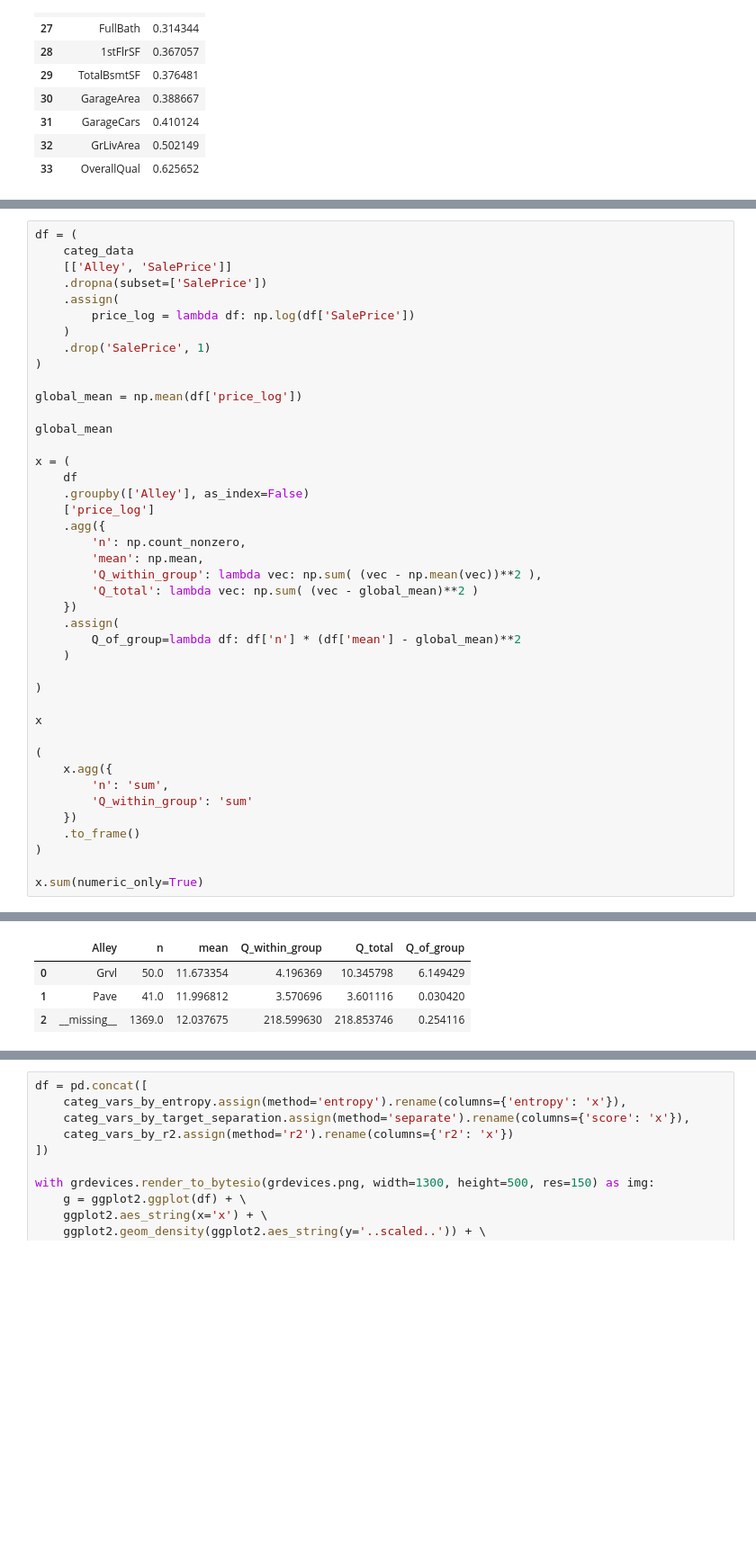
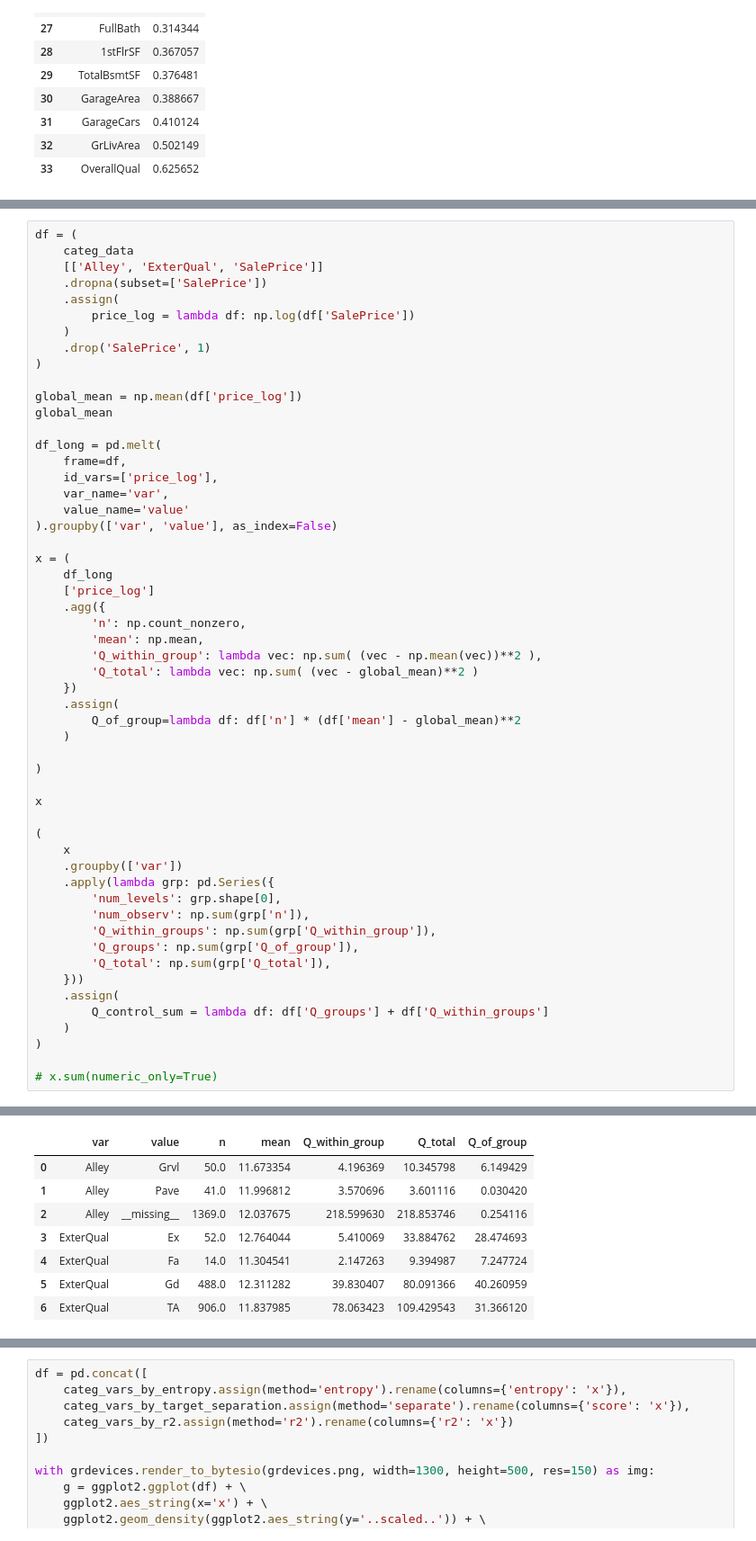
Before and after one commit to MatrixNorm/kaggle, a Jupyter notebook: pybooks/house_prices/01_first_look.ipynb, the cells around one changed output, grey strips where cells are left out. Shown at 90% size. Cells and saved outputs as stored; diff of their text form; blank space fills up the shorter version.

```diff
--- a/pybooks/house_prices/01_first_look.ipynb
+++ b/pybooks/house_prices/01_first_look.ipynb
@@ -430,48 +416,64 @@ numeric_vars_by_r2.tail(8)
 # %%
 df = (
     categ_data
-    [['Alley', 'SalePrice']]
+    [['Alley', 'ExterQual', 'SalePrice']]
     .dropna(subset=['SalePrice'])
     .assign(
         price_log = lambda df: np.log(df['SalePrice'])
     )
     .drop('SalePrice', 1)
 )
 
 global_mean = np.mean(df['price_log'])
-
 global_mean
 
+df_long = pd.melt(
+    frame=df,
+    id_vars=['price_log'],
+    var_name='var',
+    value_name='value'
+).groupby(['var', 'value'], as_index=False)
+
 x = (
-    df
-    .groupby(['Alley'], as_index=False)
+    df_long
     ['price_log']
     .agg({
         'n': np.count_nonzero,
         'mean': np.mean,
         'Q_within_group': lambda vec: np.sum( (vec - np.mean(vec))**2 ),
         'Q_total': lambda vec: np.sum( (vec - global_mean)**2 )
     })
     .assign(
         Q_of_group=lambda df: df['n'] * (df['mean'] - global_mean)**2
     )
 
 )
 
 x
 
 (
-    x.agg({
-        'n': 'sum',
-        'Q_within_group': 'sum'
-    })
-    .to_frame()
+    x
+    .groupby(['var'])
+    .apply(lambda grp: pd.Series({
+        'num_levels': grp.shape[0],
+        'num_observ': np.sum(grp['n']),
+        'Q_within_groups': np.sum(grp['Q_within_group']),
+        'Q_groups': np.sum(grp['Q_of_group']),
+        'Q_total': np.sum(grp['Q_total']),
+    }))
+    .assign(
+        Q_control_sum = lambda df: df['Q_groups'] + df['Q_within_groups']
+    )
 )
 
-x.sum(numeric_only=True)
+# x.sum(numeric_only=True)
 # %% [output]
 12.024050901109383
-|  | Alley | n | mean | Q_within_group | Q_total | Q_of_group |
-| 0 | Grvl | 50.0 | 11.673354 | 4.196369 | 10.345798 | 6.149429 |
-| 1 | Pave | 41.0 | 11.996812 | 3.570696 | 3.601116 | 0.030420 |
-| 2 | __missing__ | 1369.0 | 12.037675 | 218.599630 | 218.853746 | 0.254116 |
+|  | var | value | n | mean | Q_within_group | Q_total | Q_of_group |
+| 0 | Alley | Grvl | 50.0 | 11.673354 | 4.196369 | 10.345798 | 6.149429 |
+| 1 | Alley | Pave | 41.0 | 11.996812 | 3.570696 | 3.601116 | 0.030420 |
+| 2 | Alley | __missing__ | 1369.0 | 12.037675 | 218.599630 | 218.853746 | 0.254116 |
+| 3 | ExterQual | Ex | 52.0 | 12.764044 | 5.410069 | 33.884762 | 28.474693 |
+| 4 | ExterQual | Fa | 14.0 | 11.304541 | 2.147263 | 9.394987 | 7.247724 |
+| 5 | ExterQual | Gd | 488.0 | 12.311282 | 39.830407 | 80.091366 | 40.260959 |
+| 6 | ExterQual | TA | 906.0 | 11.837985 | 78.063423 | 109.429543 | 31.366120 |
```
Also changed, not shown: parts of 5 cells of this notebook, 2 other files.
